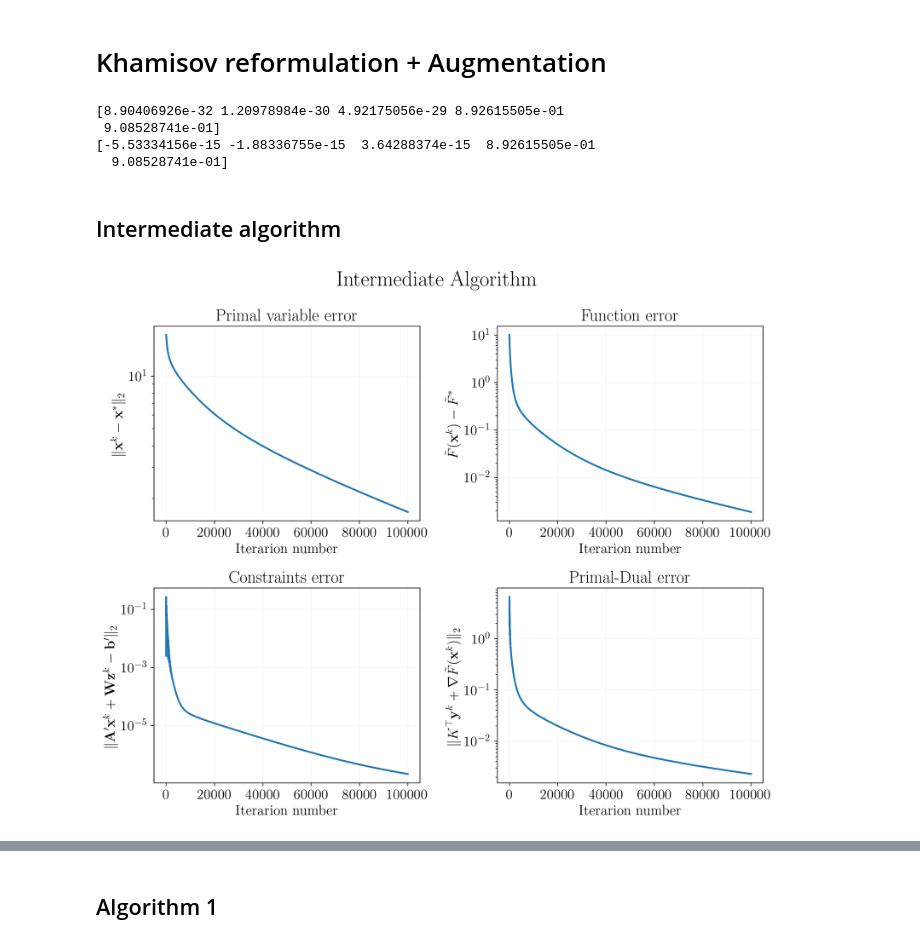
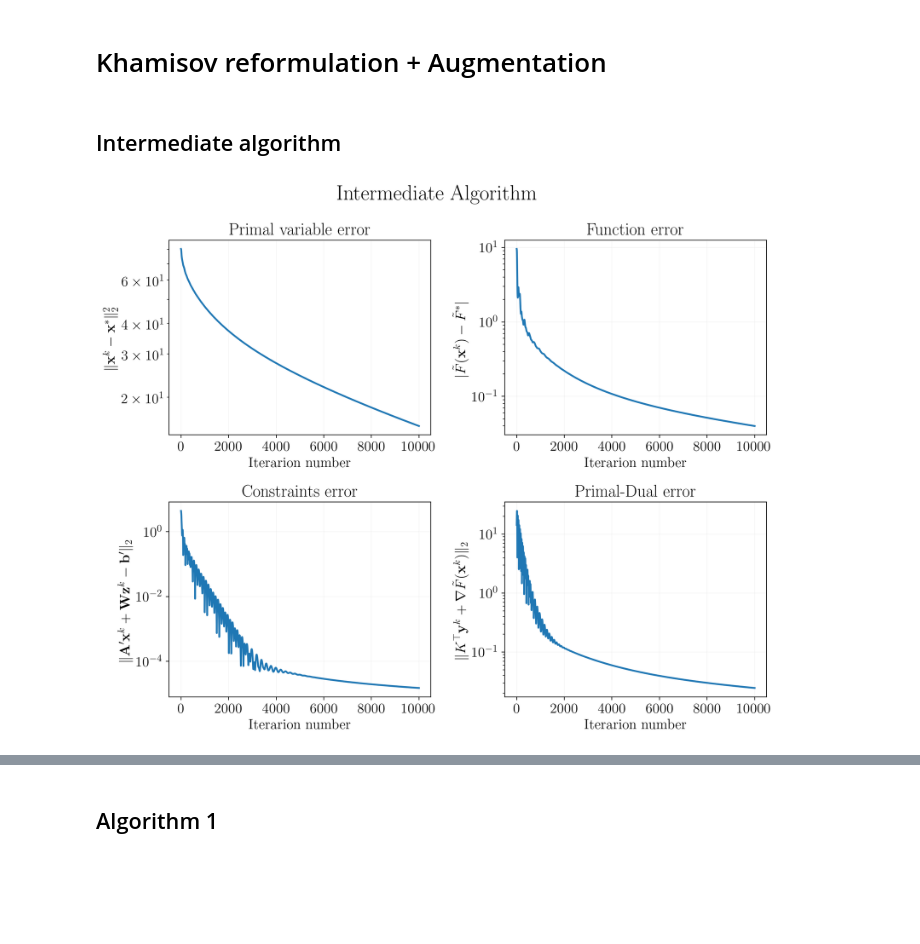
Before and after one commit to kisnikser/Decentralized-Optimization, a Jupyter notebook: coupled/test.ipynb, the cells around one changed output, grey strips where cells are left out. Saved outputs shown, nothing was run; the diff lists cells and outputs as text; code cells hidden in the pictures; blank space fills up the shorter version.

```diff
--- a/coupled/test.ipynb
+++ b/coupled/test.ipynb
@@ -155,19 +54,8 @@ model = ExampleModel(
-# %%
-_, sigma, _ = np.linalg.svd(model.bB)
-sigma_squared = sigma ** 2
-print(sigma_squared[::-1][:5])
-
-lambdas = np.linalg.eigvalsh(model.bB.T @ model.bB)
-print(lambdas[:5])
-# %% [output]
-[8.90406926e-32 1.20978984e-30 4.92175056e-29 8.92615505e-01
- 9.08528741e-01]
-[-5.53334156e-15 -1.88336755e-15  3.64288374e-15  8.92615505e-01
-  9.08528741e-01]
 # %% [markdown]
 ## Intermediate algorithm
 # %%
-x_f, x_err, F_err, cons_err, primal_dual_err = intermediate(num_steps=10**5, model=model)
+model = ExampleModel(num_nodes, num_cons, dims, graph, edge_prob=0.5, gossip=False)
+x_f, x_err, F_err, cons_err, primal_dual_err = intermediate(num_steps=10**4, model=model)
 plot_logs_pd(x_err, F_err, cons_err, primal_dual_err, "Intermediate Algorithm")
 # %% [output]
-[figure, old version]
+[figure, new version]
```
Also changed, not shown: parts of 33 cells of this notebook, 3 other files.
